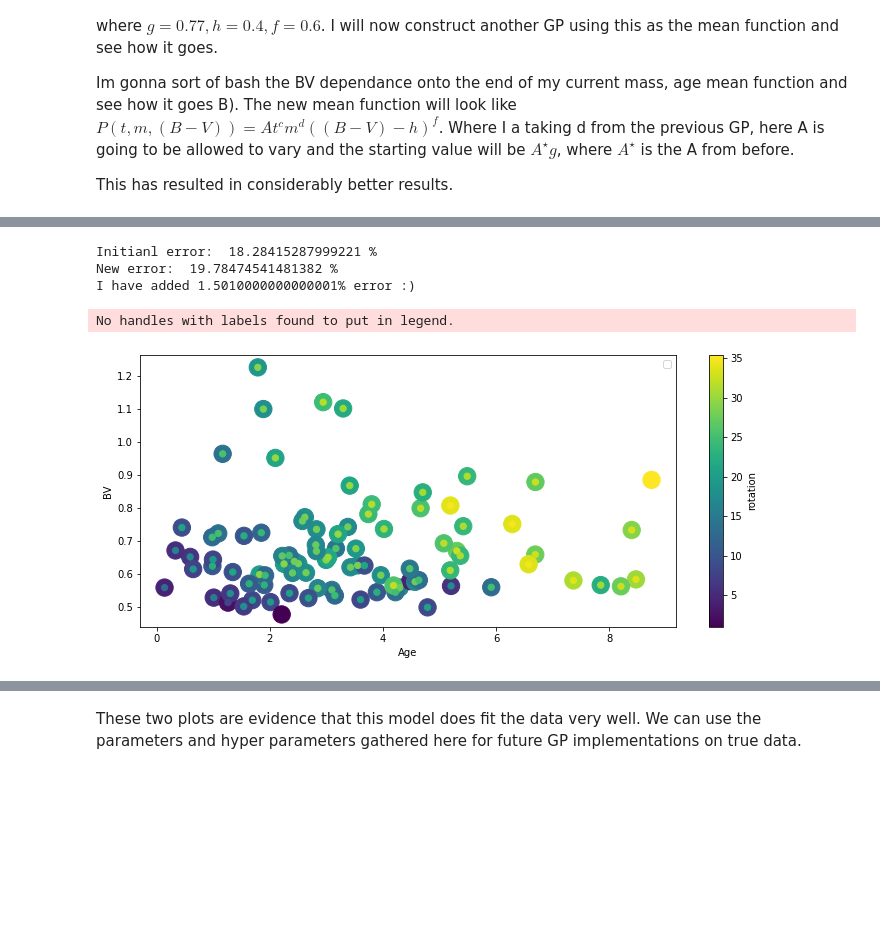
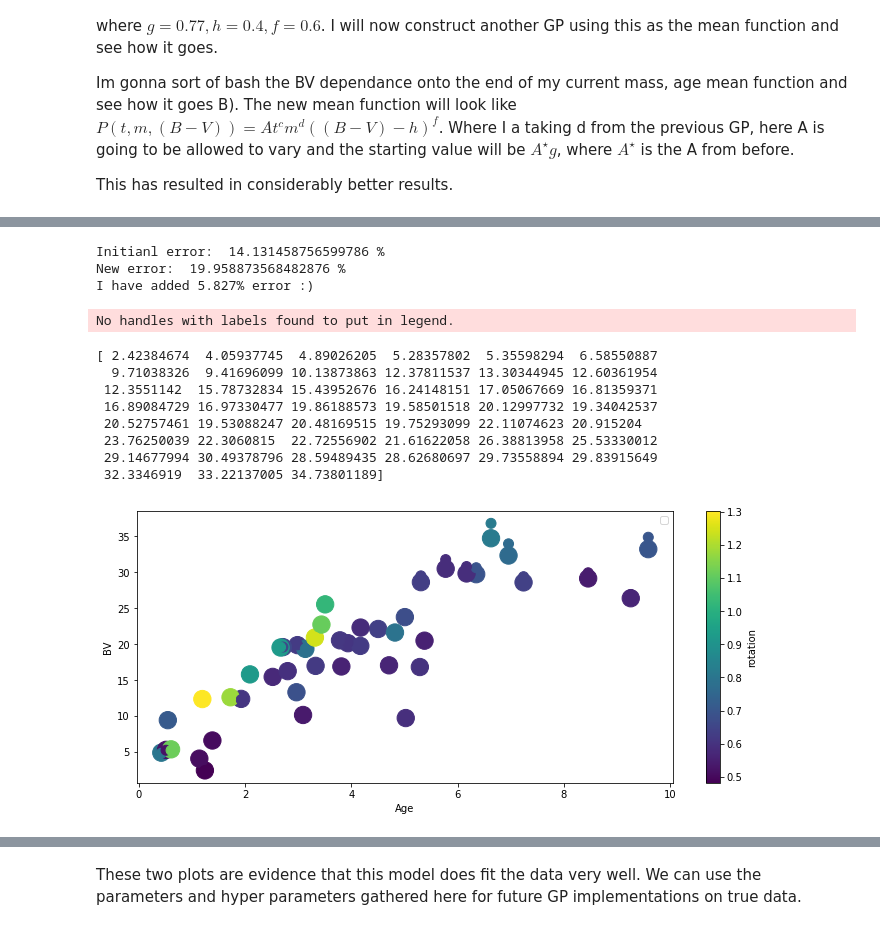
Before and after one commit to ni-phy/year4-project, a Jupyter notebook: Henry/3d_fitting.ipynb, the cells around one changed output, grey strips where cells are left out. Cells and saved outputs as stored; diff of their text form; code cells hidden in the pictures; blank space fills up the shorter version.

```diff
--- a/Henry/3d_fitting.ipynb
+++ b/Henry/3d_fitting.ipynb
@@ -196,10 +191,8 @@ with pm.Model() as model:
 # %%
 
 with model:
-  trace = pm.sample(5000, tune=5000, cores=2)#, target_accept=0.95)
-
-
-  pm.traceplot(trace)
+  trace = pm.sample(3000, tune=3000, cores=2)#, target_accept=0.95)
+  arviz.plot_trace(trace)
 # %% [output]
 WARNING (theano.tensor.blas): We did not find a dynamic library in the library_dir of the library we use for blas. If you use ATLAS, make sure to compile it with dynamics library.
 Auto-assigning NUTS sampler...
@@ -239,36 +237,56 @@ BV_true[90]    0.616  0.006   0.604  ...   13241.0    6679.0    1.0
 WARNING (theano.tensor.blas): We did not find a dynamic library in the library_dir of the library we use for blas. If you use ATLAS, make sure to compile it with dynamics library.
 # %%
 
+new_err = np.mean([ trace.get_values('Age_true')[:,i].std()/  trace.get_values('Age_true')[:,i].mean() for i in range(data_points[0])])
+old_err =np.mean(np.abs(Age_err/Age))
 
-new_err = np.mean([ trace.get_values(Age_true)[:,i].std()/  trace.get_values(Age_true)[:,i].mean() for i in range(Age.shape[0])])
-old_err =np.mean(np.abs(Age_err/Age))
+
 print('Initianl error: ', old_err*100, '%')
 print('New error: ', new_err*100,'%')
 print("I have added {}% error :)".format(round(new_err-old_err,5)*100))
 # %% [output]
-Initianl error:  18.28415287999221 %
-New error:  19.78474541481382 %
-I have added 1.5010000000000001% error :)
+Initianl error:  14.131458756599786 %
+New error:  19.958873568482876 %
+I have added 5.827% error :)
 # %%
 
-from matplotlib  import cm
+
 fig = plt.figure(figsize=(12, 5))
 ax = fig.gca()
 
-from pymc3.gp.util import plot_gp_dist
 
-#plot_gp_dist(ax, pred_samples["f_pred"], X_pred[:,0])
+
+fit, var = gp.predict(X, point=trace[-1], diag=True)
+sd = np.sqrt(var)
+
+
+mean = mean_fn(X[:,0], X[:,1], A, c ,h,f)
+
+
+mu = fit + mean
+
+
+k = np.argsort(X[:,0])
+#plt.fill_between(X[:,0][k], mu - 2 * sd, mu + 2 * sd, color="r", alpha=0.5)
+
 
 ## plotting the predictions, make a plot of age on x axis b-v on y, plot points and colour by age
 
-plt.scatter(X_pred[:,0], X_pred[:,1], s=300, c=np.mean(pred_samples['f_pred'],axis=0), marker = 'o', cmap = cm.viridis)
+plt.scatter(X[:,0], mu, s=300, c=X[:,1], marker = 'o', cmap = cm.viridis)
 plt.xlabel('Age')
 plt.ylabel('BV')
 plt.colorbar(label='rotation')
-plt.scatter(Age, BV, c=np.log(Prot), s=40, cmap = cm.viridis)
-plt.legend()
+plt.scatter(Age, Prot, c=BV, s=100, cmap = cm.viridis)#,edgecolors='b')
 plt.show()
 # %% [output]
 No handles with labels found to put in legend.
+[ 2.42384674  4.05937745  4.89026205  5.28357802  5.35598294  6.58550887
+  9.71038326  9.41696099 10.13873863 12.37811537 13.30344945 12.60361954
+ 12.3551142  15.78732834 15.43952676 16.24148151 17.05067669 16.81359371
+ 16.89084729 16.97330477 19.86188573 19.58501518 20.12997732 19.34042537
+ 20.52757461 19.53088247 20.48169515 19.75293099 22.11074623 20.915204
+ 23.76250039 22.3060815  22.72556902 21.61622058 26.38813958 25.53330012
+ 29.14677994 30.49378796 28.59489435 28.62680697 29.73558894 29.83915649
+ 32.3346919  33.22137005 34.73801189]
-[figure, old version]
+[figure, new version]
 # %%
```
Also changed, not shown: parts of 9 cells of this notebook.
